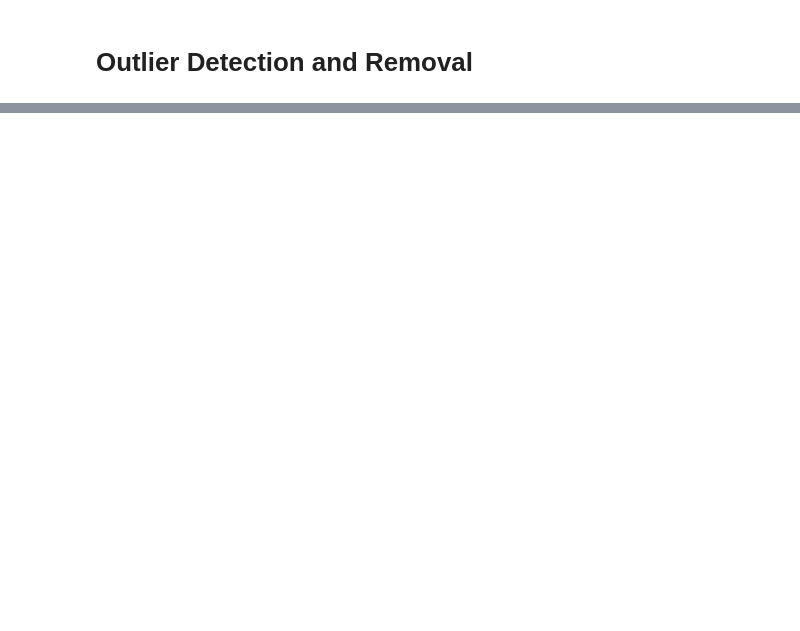
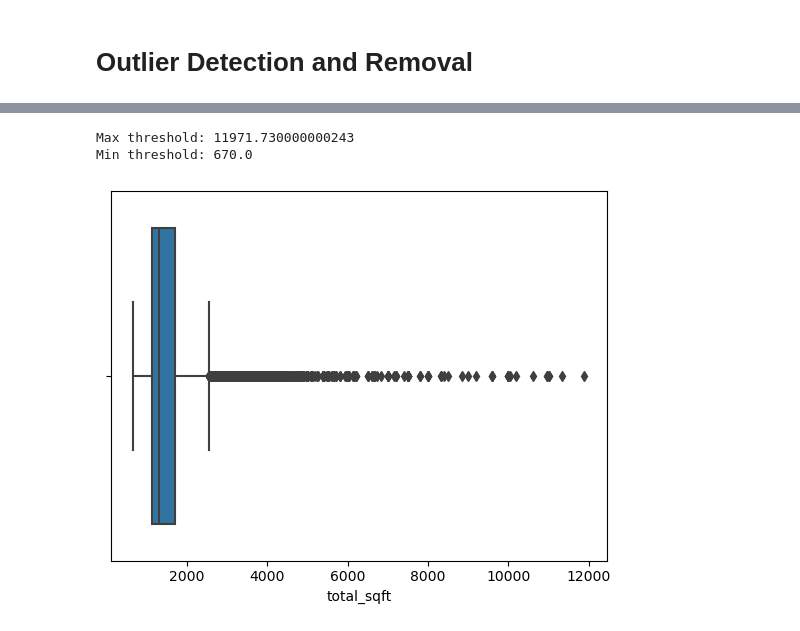
Before and after one commit to piyushhagarwal/House-Price-Prediction, a Jupyter notebook: model.ipynb, the cells around one changed output, grey strips where cells are left out. Saved outputs shown, nothing was run; the diff lists cells and outputs as text; code cells hidden in the pictures; blank space fills up the shorter version.

```diff
--- a/model.ipynb
+++ b/model.ipynb
@@ -221,0 +256,22 @@ None
+# %%
+# Remove outliers from the 'total_sqft' column using percentile-based method
+
+max_threshold = dataframe['total_sqft'].quantile(0.999)
+print(f"Max threshold: {max_threshold}")
+
+min_threshold = dataframe['total_sqft'].quantile(0.05)
+print(f"Min threshold: {min_threshold}")
+
+# print(dataframe[dataframe['total_sqft'] > max_threshold])
+# print(dataframe[dataframe['total_sqft'] < min_threshold])
+
+
+# Remove outliers from the 'total_sqft' column
+dataframe = dataframe[(dataframe['total_sqft'] < max_threshold) & (dataframe['total_sqft'] > min_threshold)]
+
+sns.boxplot(x='total_sqft', data=dataframe)
+plt.show()
+# %% [output]
+Max threshold: 11971.730000000243
+Min threshold: 670.0
+[figure, added]
```
Also changed, not shown: parts of 30 cells of this notebook, 4 other files.
